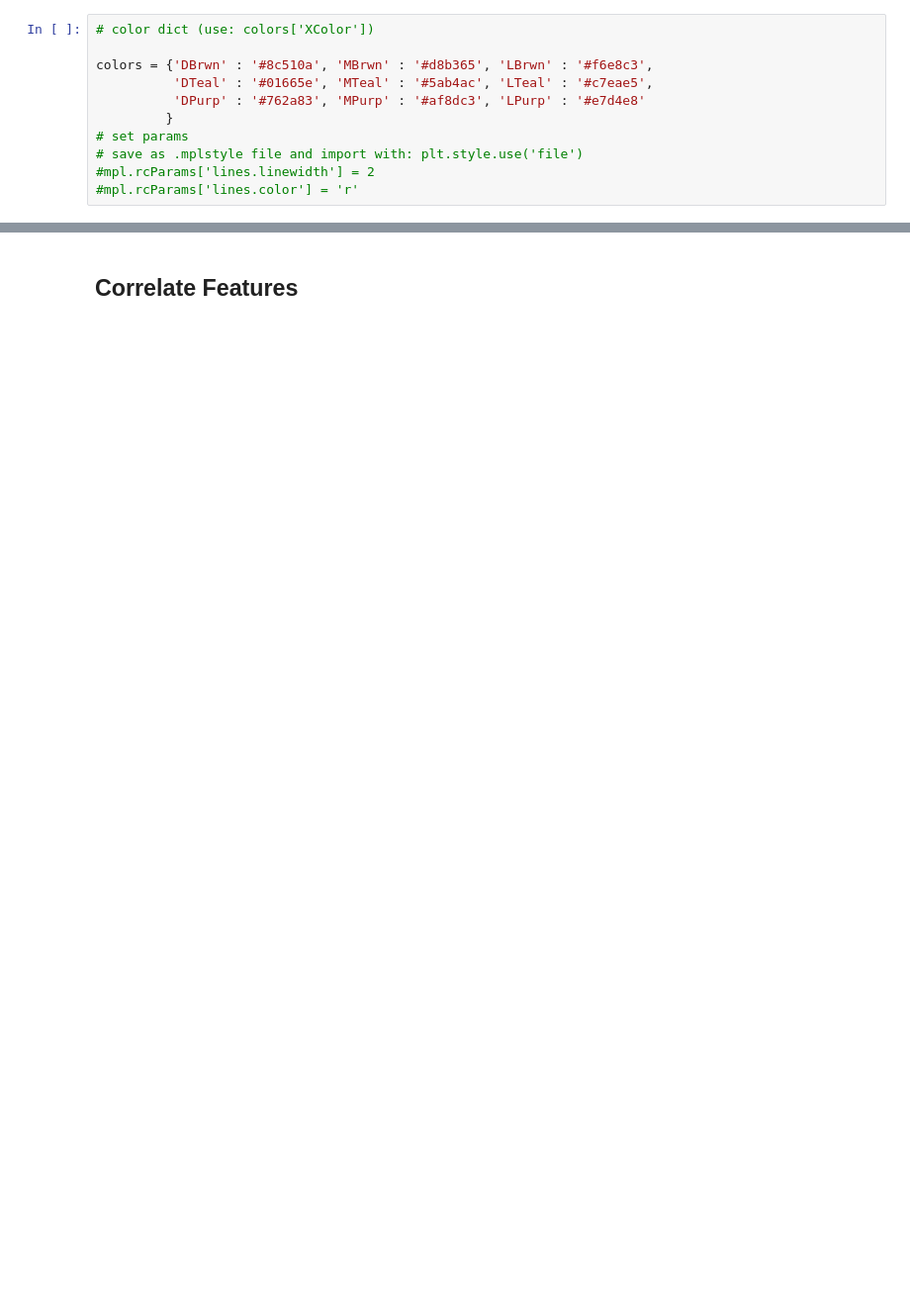
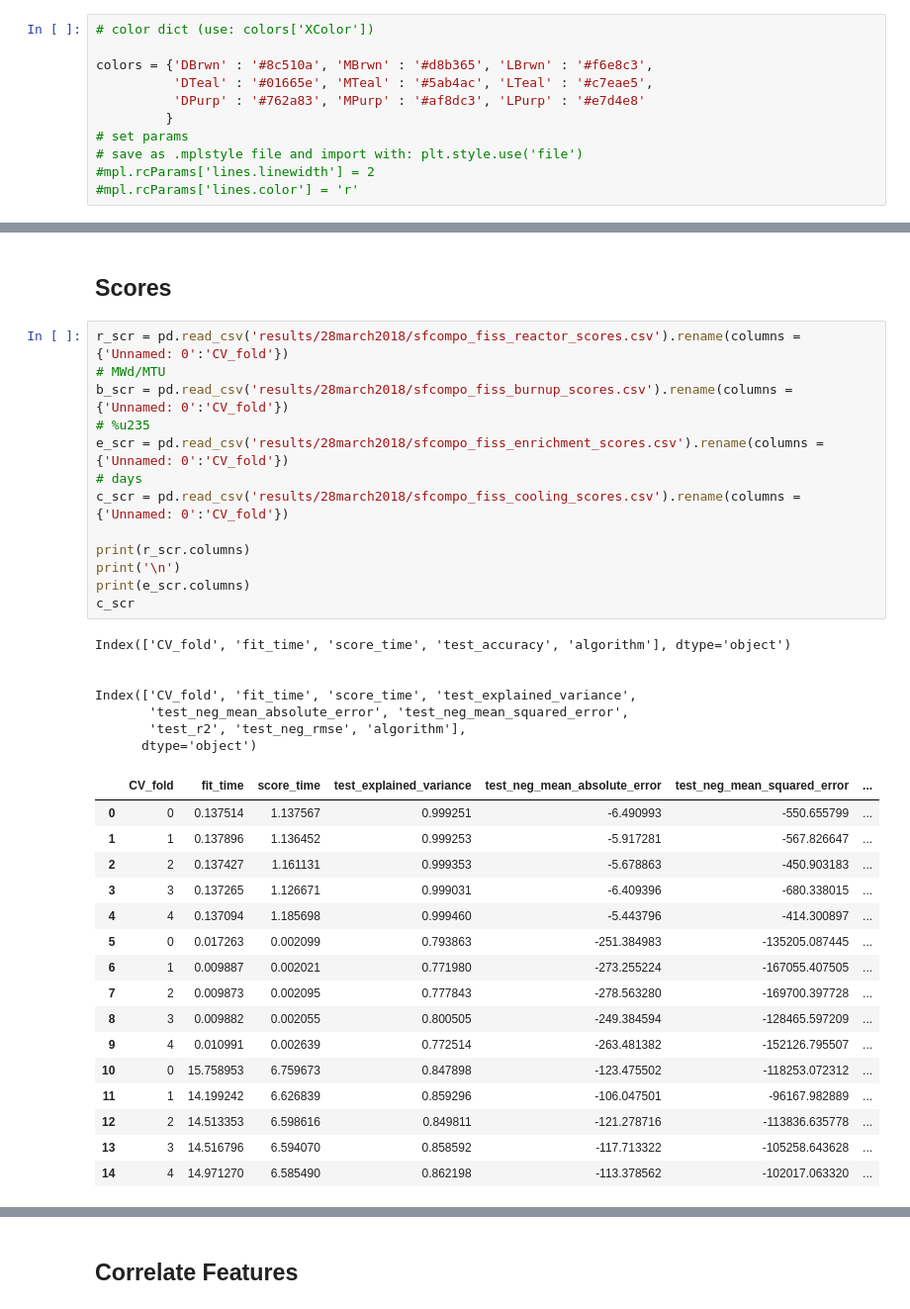
Before and after one commit to gonuke/learn-me-fuel, a Jupyter notebook: sfc_train_pred_viz.ipynb, the cells around one changed output, grey strips where cells are left out. Shown at 99% size. Cells and saved outputs as stored; diff of their text form; blank space fills up the shorter version.

```diff
--- a/sfc_train_pred_viz.ipynb
+++ b/sfc_train_pred_viz.ipynb
@@ -45,0 +46,39 @@ enr_svr = enri['SVR']
+# %% [markdown]
+## Scores
+# %%
+r_scr = pd.read_csv('results/28march2018/sfcompo_fiss_reactor_scores.csv').rename(columns = {'Unnamed: 0':'CV_fold'})
+# MWd/MTU
+b_scr = pd.read_csv('results/28march2018/sfcompo_fiss_burnup_scores.csv').rename(columns = {'Unnamed: 0':'CV_fold'})
+# %u235
+e_scr = pd.read_csv('results/28march2018/sfcompo_fiss_enrichment_scores.csv').rename(columns = {'Unnamed: 0':'CV_fold'})
+# days
+c_scr = pd.read_csv('results/28march2018/sfcompo_fiss_cooling_scores.csv').rename(columns = {'Unnamed: 0':'CV_fold'})
+
+print(r_scr.columns)
+print('\n')
+print(e_scr.columns)
+c_scr
+# %% [output]
+Index(['CV_fold', 'fit_time', 'score_time', 'test_accuracy', 'algorithm'], dtype='object')
+
+
+Index(['CV_fold', 'fit_time', 'score_time', 'test_explained_variance',
+       'test_neg_mean_absolute_error', 'test_neg_mean_squared_error',
+       'test_r2', 'test_neg_rmse', 'algorithm'],
+      dtype='object')
+|  | CV_fold | fit_time | score_time | test_explained_variance | test_neg_mean_absolute_error | test_neg_mean_squared_error | ... |
+| 0 | 0 | 0.137514 | 1.137567 | 0.999251 | -6.490993 | -550.655799 | ... |
+| 1 | 1 | 0.137896 | 1.136452 | 0.999253 | -5.917281 | -567.826647 | ... |
+| 2 | 2 | 0.137427 | 1.161131 | 0.999353 | -5.678863 | -450.903183 | ... |
+| 3 | 3 | 0.137265 | 1.126671 | 0.999031 | -6.409396 | -680.338015 | ... |
+| 4 | 4 | 0.137094 | 1.185698 | 0.999460 | -5.443796 | -414.300897 | ... |
+| 5 | 0 | 0.017263 | 0.002099 | 0.793863 | -251.384983 | -135205.087445 | ... |
+| 6 | 1 | 0.009887 | 0.002021 | 0.771980 | -273.255224 | -167055.407505 | ... |
+| 7 | 2 | 0.009873 | 0.002095 | 0.777843 | -278.563280 | -169700.397728 | ... |
+| 8 | 3 | 0.009882 | 0.002055 | 0.800505 | -249.384594 | -128465.597209 | ... |
+| 9 | 4 | 0.010991 | 0.002639 | 0.772514 | -263.481382 | -152126.795507 | ... |
+| 10 | 0 | 15.758953 | 6.759673 | 0.847898 | -123.475502 | -118253.072312 | ... |
+| 11 | 1 | 14.199242 | 6.626839 | 0.859296 | -106.047501 | -96167.982889 | ... |
+| 12 | 2 | 14.513353 | 6.598616 | 0.849811 | -121.278716 | -113836.635778 | ... |
+| 13 | 3 | 14.516796 | 6.594070 | 0.858592 | -117.713322 | -105258.643628 | ... |
+| 14 | 4 | 14.971270 | 6.585490 | 0.862198 | -113.378562 | -102017.063320 | ... |
```
Also changed, not shown: parts of 20 cells of this notebook.
